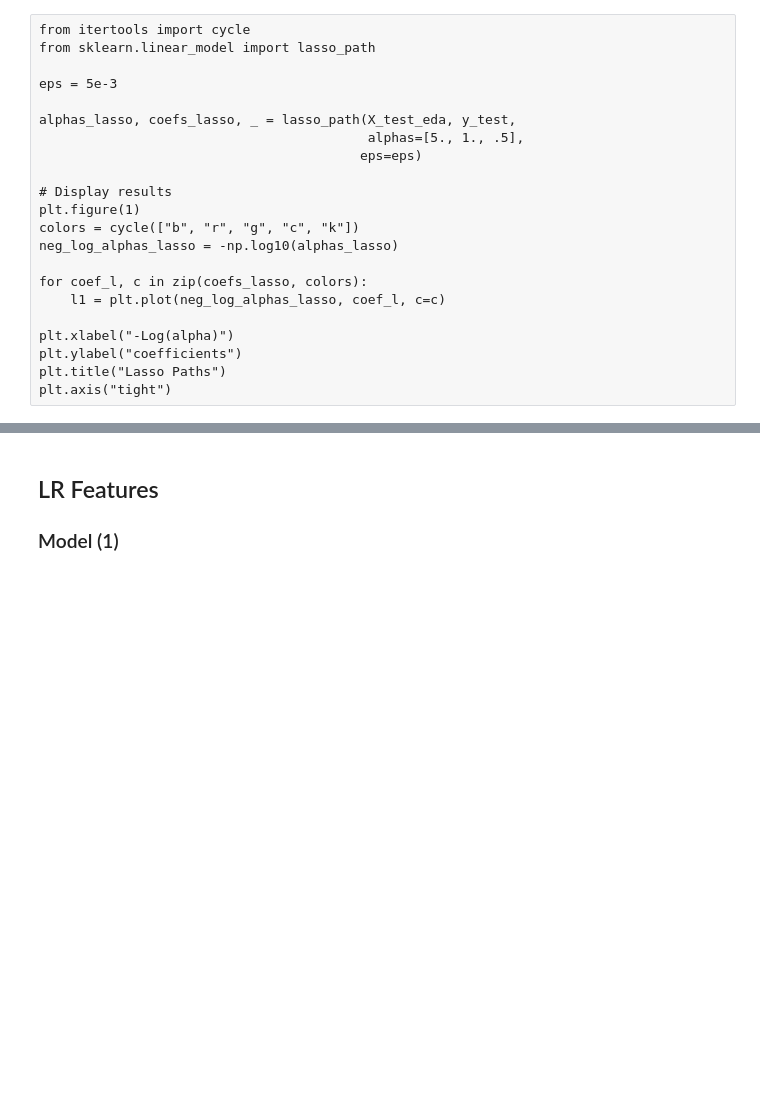
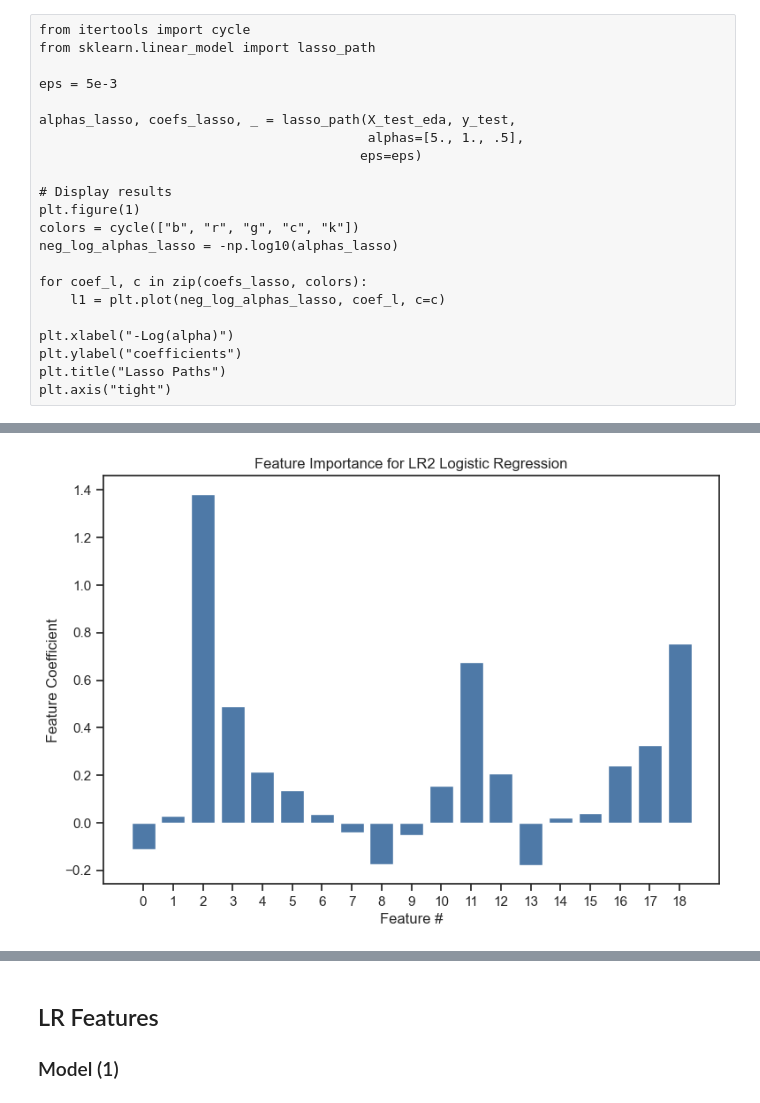
Before and after one commit to csastra/COVID-PNEUMONIA, a Jupyter notebook: 490465932_QBUS4934_Modeling.ipynb, the cells around one changed output, grey strips where cells are left out. Drawn from its saved outputs; the diff is of its cells as text; code cells hidden in the pictures; blank space fills up the shorter version.

Commit message:
QBUS4934 Update
Model jupyter notebook and report update

```diff
--- a/490465932_QBUS4934_Modeling.ipynb
+++ b/490465932_QBUS4934_Modeling.ipynb
@@ -870,0 +940,9 @@ plt.axis("tight")
+# %%
+# create model with best params
+lr4 = LogisticRegression(penalty = 'l1',
+                        solver='saga',
+                        random_state=0,
+                          C=np.exp(-5.5))
+
+# fit model
+lr4.fit(X_train_eda, y_train)
@@ -870,0 +1008,13 @@ plt.axis("tight")
+# %%
+importance = lr4.coef_[0]
+
+# plot feature importance
+plt.bar([x for x in range(len(importance))], importance)
+plt.title('Feature Importance for LR2 Logistic Regression')
+plt.xlabel('Feature #')
+plt.xticks(np.arange(len(importance)))
+plt.ylabel('Feature Coefficient')
+plt.savefig('Feature Importance for LR2 Logistic Regression.jpg', bbox_inches='tight')
+plt.show()
+# %% [output]
+[figure, added]
```
Also changed, not shown: parts of 12 cells of this notebook, 1 other file.
